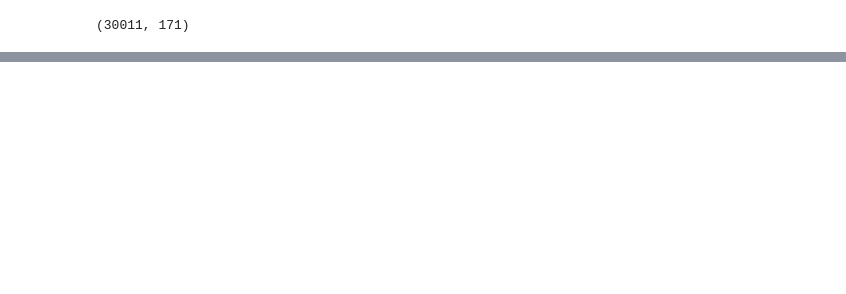
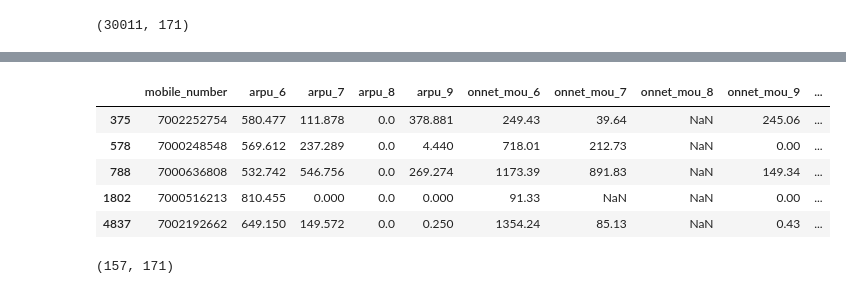
Before and after one commit to AkankshaDwivedi/telecom-churn-assignment, a Jupyter notebook: Telecom_Churn_Case_study.ipynb, the cells around one changed output, grey strips where cells are left out. Saved outputs shown, nothing was run; the diff lists cells and outputs as text; code cells hidden in the pictures; blank space fills up the shorter version.

```diff
--- a/Telecom_Churn_Case_study.ipynb
+++ b/Telecom_Churn_Case_study.ipynb
@@ -182,0 +253,3 @@ dtype: float64
+# %%
+# Droping the records for which MOU for September are null
+telecom_df = telecom_df.drop(telecom_df_null_mou_9.index)
@@ -182,0 +306,42 @@ dtype: float64
+# %%
+# Creating a dataframe for MOU for August, for which the the MOU values are null
+telecom_df_null_mou_8 = telecom_df[(telecom_df['std_ic_t2f_mou_8'].isnull()) &
+                                    (telecom_df['std_ic_t2t_mou_8'].isnull()) &
+                                    (telecom_df['std_ic_mou_8'].isnull()) &
+                                    (telecom_df['loc_og_t2t_mou_8'].isnull()) &
+                                    (telecom_df['std_og_t2f_mou_8'].isnull()) &
+                                    (telecom_df['loc_ic_t2f_mou_8'].isnull()) &
+                                    (telecom_df['loc_og_t2m_mou_8'].isnull()) &
+                                    (telecom_df['std_og_t2m_mou_8'].isnull()) &
+                                    (telecom_df['loc_ic_mou_8'].isnull()) &
+                                    (telecom_df['loc_og_t2f_mou_8'].isnull()) &
+                                    (telecom_df['og_others_8'].isnull()) &
+                                    (telecom_df['std_ic_t2m_mou_8'].isnull()) &
+                                    (telecom_df['loc_og_t2c_mou_8'].isnull()) &
+                                    (telecom_df['std_og_t2t_mou_8'].isnull()) &
+                                    (telecom_df['roam_og_mou_8'].isnull()) &
+                                    (telecom_df['loc_og_mou_8'].isnull()) &
+                                    (telecom_df['loc_ic_t2t_mou_8'].isnull()) &
+                                    (telecom_df['roam_ic_mou_8'].isnull()) &
+                                    (telecom_df['loc_ic_t2m_mou_8'].isnull()) &
+                                    (telecom_df['ic_others_8'].isnull()) &
+                                    (telecom_df['spl_ic_mou_8'].isnull()) &
+                                    (telecom_df['offnet_mou_8'].isnull()) &
+                                    (telecom_df['isd_og_mou_8'].isnull()) &
+                                    (telecom_df['std_og_mou_8'].isnull()) &
+                                    (telecom_df['onnet_mou_8'].isnull()) &
+                                    (telecom_df['isd_ic_mou_8'].isnull()) &
+                                    (telecom_df['spl_og_mou_8'].isnull())]
+
+telecom_df_null_mou_8.head()
+# %% [output]
+|  | mobile_number | arpu_6 | arpu_7 | arpu_8 | arpu_9 | onnet_mou_6 | onnet_mou_7 | onnet_mou_8 | onnet_mou_9 | ... |
+| 375 | 7002252754 | 580.477 | 111.878 | 0.0 | 378.881 | 249.43 | 39.64 | NaN | 245.06 | ... |
+| 578 | 7000248548 | 569.612 | 237.289 | 0.0 | 4.440 | 718.01 | 212.73 | NaN | 0.00 | ... |
+| 788 | 7000636808 | 532.742 | 546.756 | 0.0 | 269.274 | 1173.39 | 891.83 | NaN | 149.34 | ... |
+| 1802 | 7000516213 | 810.455 | 0.000 | 0.0 | 0.000 | 91.33 | NaN | NaN | 0.00 | ... |
+| 4837 | 7002192662 | 649.150 | 149.572 | 0.0 | 0.250 | 1354.24 | 85.13 | NaN | 0.43 | ... |
+# %%
+telecom_df_null_mou_8.shape
+# %% [output]
+(157, 171)
```
Also changed, not shown: parts of 54 cells of this notebook.
